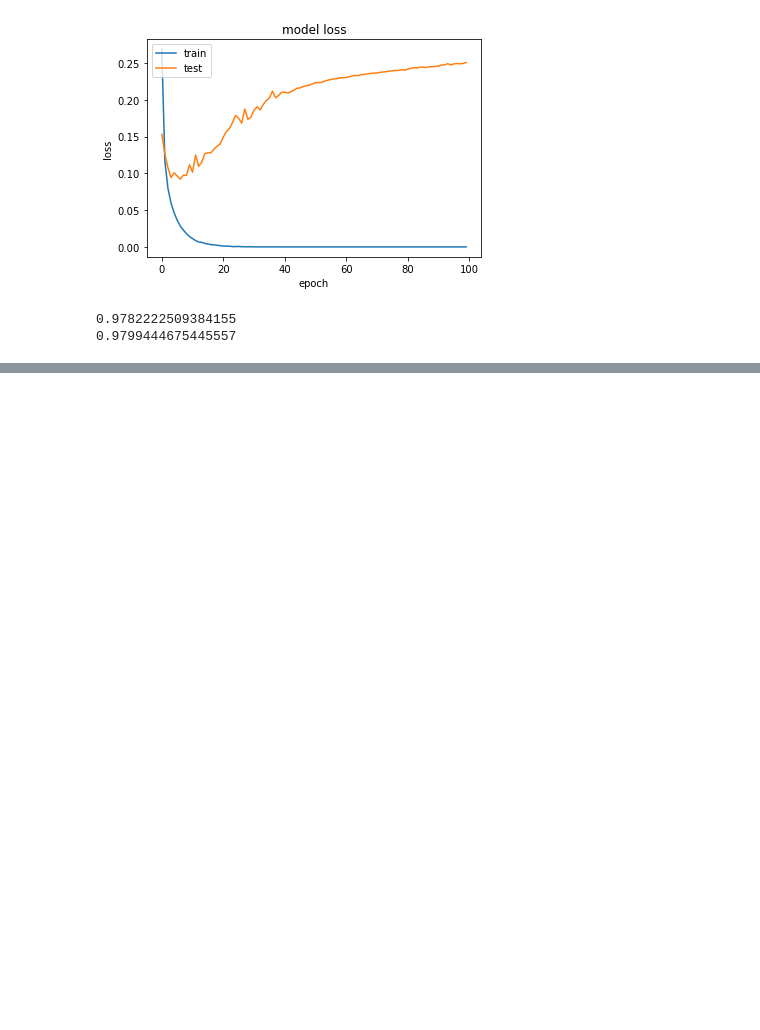
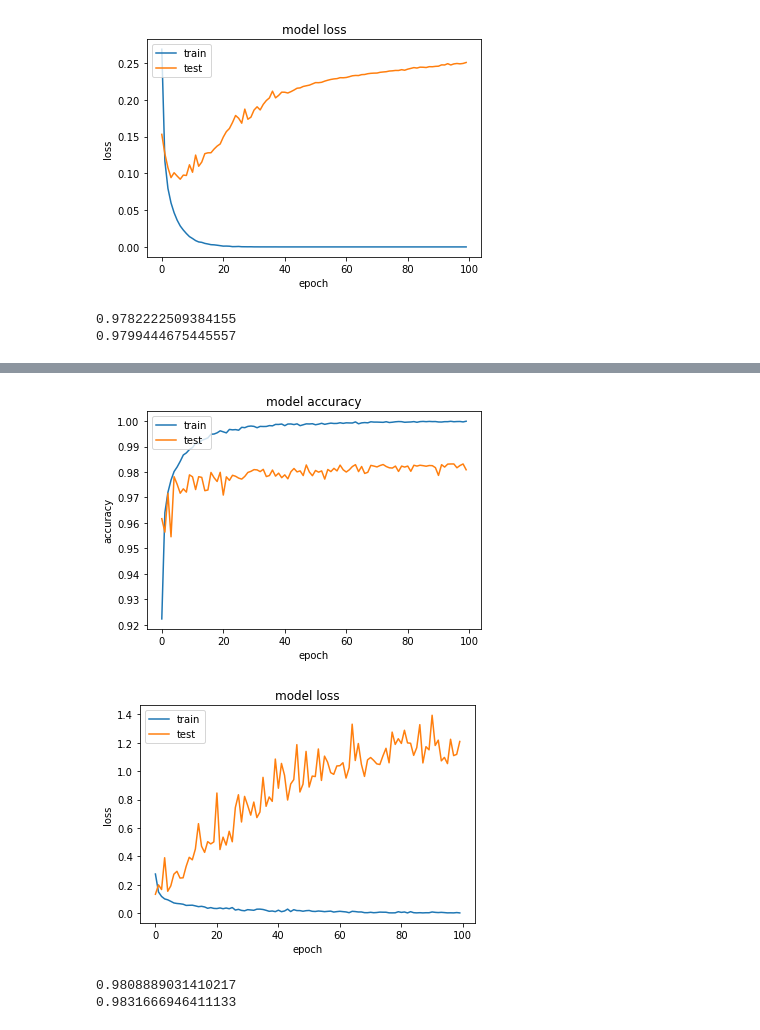
Before and after one commit to woody35545/DFN, a Jupyter notebook: DFN_3MLP_(300).ipynb, the cells around one changed output, grey strips where cells are left out. Cells and saved outputs as stored; diff of their text form; code cells hidden in the pictures; blank space fills up the shorter version.

```diff
--- a/DFN_3MLP_(300).ipynb
+++ b/DFN_3MLP_(300).ipynb
@@ -106,0 +185,12 @@ print(np.max(history.history['val_accuracy']))
+# %%
+input_shape = (datax_reshape_norm.shape[1], )
+
+visible = layers.Input(shape=input_shape)
+hidden1 = layers.Dense(1000,activation = 'relu')(visible)
+hidden2 = layers.Dense(1500,activation = 'relu')(hidden1)
+hidden3 = layers.Dense(1000,activation = 'relu')(hidden2)
+
+output =  layers.Dense(10,activation = 'softmax')(hidden3)
+
+mlp_function = models.Model(visible,output)
+mlp_function.summary()
@@ -106,0 +217,3 @@ print(np.max(history.history['val_accuracy']))
+# %%
+mlp_function.compile(optimizer='RMsprop', loss = 'categorical_crossentropy', metrics=['accuracy'])
+history = mlp_function.fit(trnx, trny, validation_data = [tstx,tsty], batch_size=50, epochs=100)
@@ -106,0 +238,25 @@ print(np.max(history.history['val_accuracy']))
+# %%
+# 학습과정 시각화
+plt.plot(history.history['accuracy'])
+plt.plot(history.history['val_accuracy'])
+plt.title('model accuracy')
+plt.ylabel('accuracy')
+plt.xlabel('epoch')
+plt.legend(['train','test'], loc = 'upper left')
+plt.show()
+
+# Train data / Test Data Loss 시각화
+plt.plot(history.history['loss'])
+plt.plot(history.history['val_loss'])
+plt.title('model loss')
+plt.ylabel('loss')
+plt.xlabel('epoch')
+plt.legend(['train', 'test'], loc = 'upper left')
+plt.show()
+print(history.history['val_accuracy'][-1])
+print(np.max(history.history['val_accuracy']))
+# %% [output]
+[figure, added]
+[figure, added]
+0.9808889031410217
+0.9831666946411133
```
Also changed, not shown: parts of 5 cells of this notebook, 2 other files.
